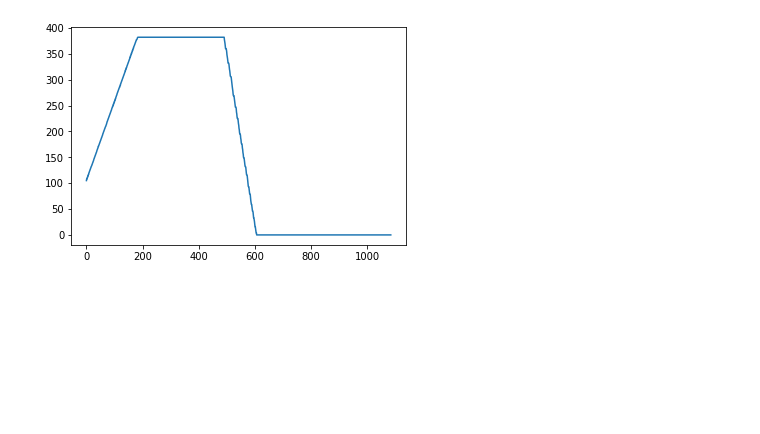
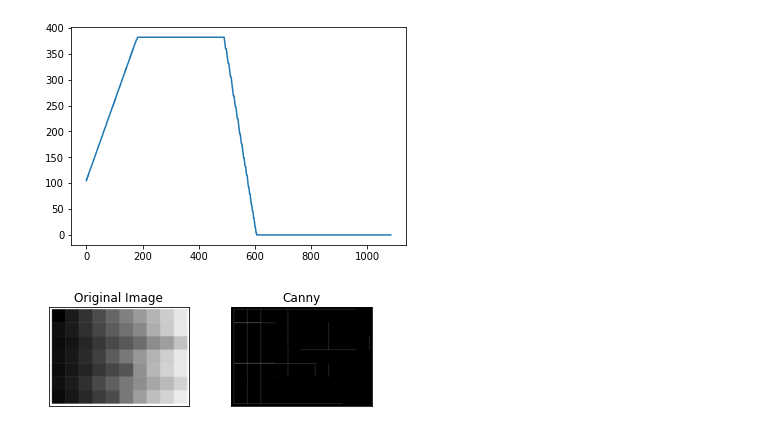
Before and after one commit to sevinurafni/tesis_itb, a Jupyter notebook: img.ipynb, the cells around one changed output. Cells and saved outputs as stored; diff of their text form; code cells hidden in the pictures; blank space fills up the shorter version.

```diff
--- a/img.ipynb
+++ b/img.ipynb
@@ -135,3 +135,24 @@ pix_val_flat = [x for sets in pix_val for x in sets]
 pix_val_flat_str =str(pix_val_flat)
 mfile.write(pix_val_flat_str + "\n")
 mfile.close()
+# %%
+# import the necessary packages
+import numpy as np
+import cv2
+from matplotlib import pyplot as plt
+
+
+img = cv2.imread("images/img_2.jpg", 0)
+canny = cv2.Canny(img, 150, 200)
+
+title = ["Original Image", "Canny"]
+images = [img, canny]
+
+for i in range(len(images)):
+    plt.subplot(2, 2, i+1), plt.imshow(images[i], 'gray')
+    plt.title(title[i])
+    plt.xticks([]), plt.yticks([])
+
+plt.show()
+# %% [output]
+[figure, added]
```
Also changed, not shown: parts of 1 cell of this notebook, 4 other files.
